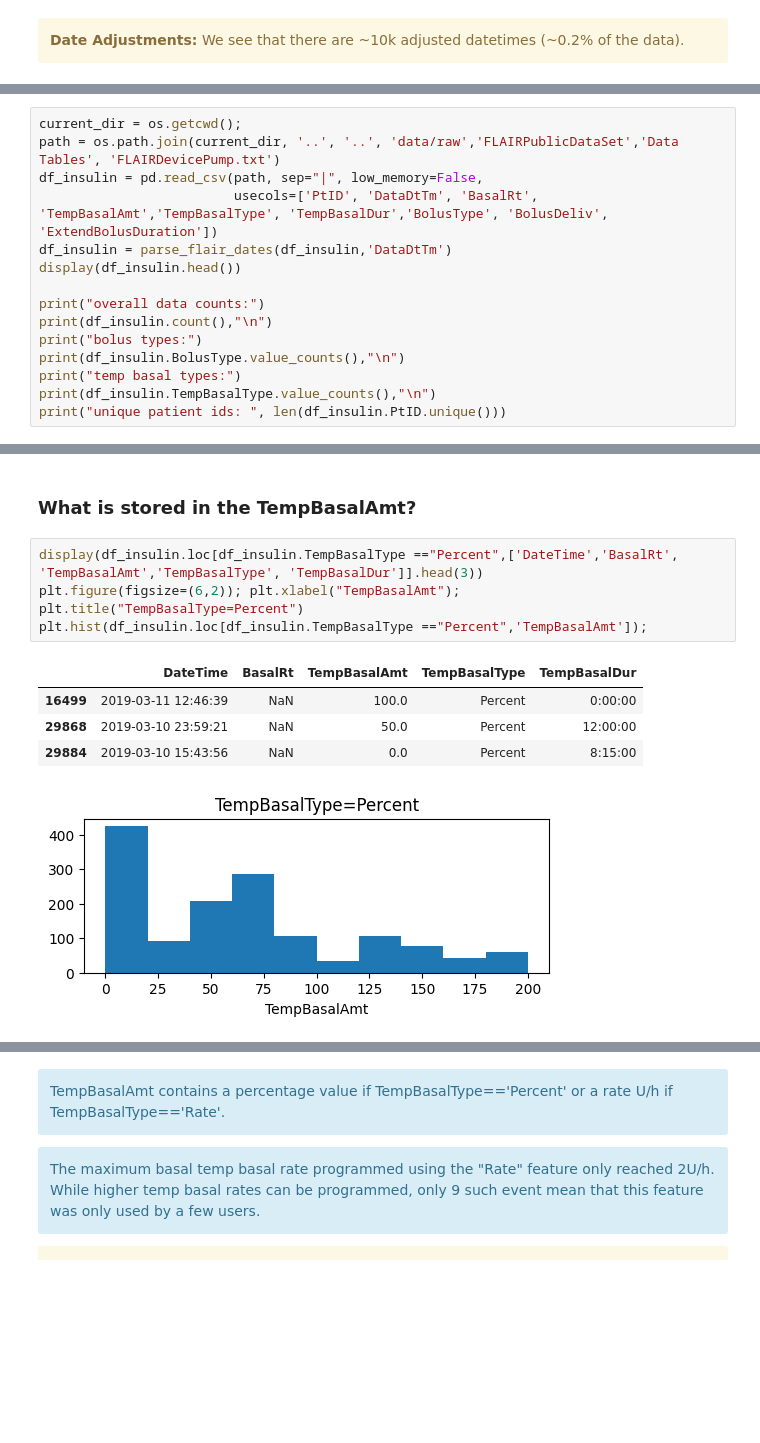
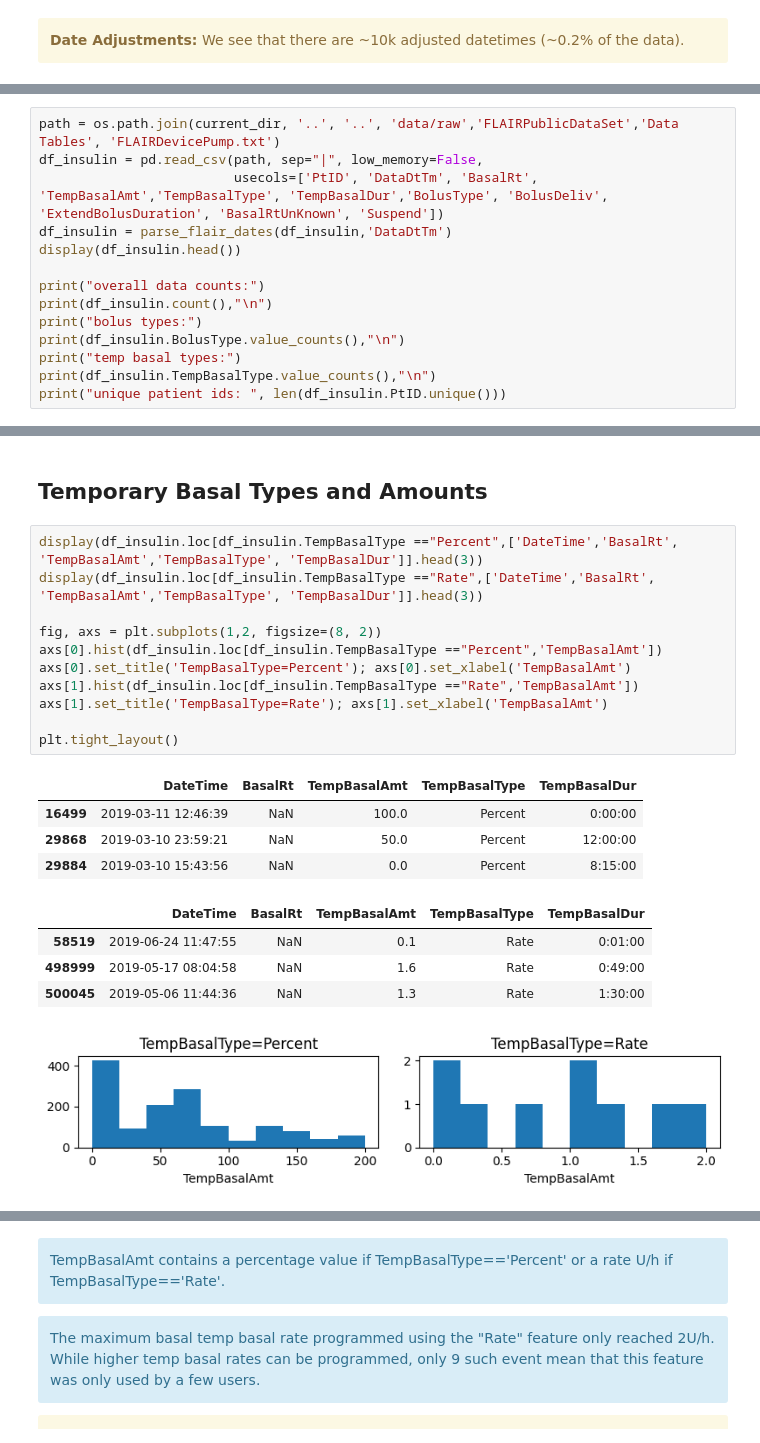
Before and after one commit to nudgebg/egvinsulin, a Jupyter notebook: notebooks/understand-flair-dataset/understand-flair-dataset.ipynb, the cells around one changed output, grey strips where cells are left out. Saved outputs shown, nothing was run; the diff lists cells and outputs as text; blank space fills up the shorter version.

```diff
--- a/notebooks/understand-flair-dataset/understand-flair-dataset.ipynb
+++ b/notebooks/understand-flair-dataset/understand-flair-dataset.ipynb
@@ -123,8 +126,7 @@ unique patient ids:  113
 # %%
-current_dir = os.getcwd();
 path = os.path.join(current_dir, '..', '..', 'data/raw','FLAIRPublicDataSet','Data Tables', 'FLAIRDevicePump.txt')
 df_insulin = pd.read_csv(path, sep="|", low_memory=False,
-                         usecols=['PtID', 'DataDtTm', 'BasalRt', 'TempBasalAmt','TempBasalType', 'TempBasalDur','BolusType', 'BolusDeliv', 'ExtendBolusDuration'])
+                         usecols=['PtID', 'DataDtTm', 'BasalRt', 'TempBasalAmt','TempBasalType', 'TempBasalDur','BolusType', 'BolusDeliv', 'ExtendBolusDuration', 'BasalRtUnKnown', 'Suspend'])
 df_insulin = parse_flair_dates(df_insulin,'DataDtTm')
 display(df_insulin.head())
 
@@ -197,14 +199,25 @@ delivers a fixed basal insulin rate in **units per hour** for the duration of th
 [1] MiniMed-780G-system-user-guide-with-Guardian-4-sensor.pdf
 [2] user_guide_minimed_670g_pump-skompresowany.pdf
 # %% [markdown]
-### What is stored in the TempBasalAmt?
+## Temporary Basal Types and Amounts
 # %%
 display(df_insulin.loc[df_insulin.TempBasalType =="Percent",['DateTime','BasalRt', 'TempBasalAmt','TempBasalType', 'TempBasalDur']].head(3))
-plt.figure(figsize=(6,2)); plt.xlabel("TempBasalAmt"); plt.title("TempBasalType=Percent")
-plt.hist(df_insulin.loc[df_insulin.TempBasalType =="Percent",'TempBasalAmt']);
+display(df_insulin.loc[df_insulin.TempBasalType =="Rate",['DateTime','BasalRt', 'TempBasalAmt','TempBasalType', 'TempBasalDur']].head(3))
+
+fig, axs = plt.subplots(1,2, figsize=(8, 2))
+axs[0].hist(df_insulin.loc[df_insulin.TempBasalType =="Percent",'TempBasalAmt'])
+axs[0].set_title('TempBasalType=Percent'); axs[0].set_xlabel('TempBasalAmt')
+axs[1].hist(df_insulin.loc[df_insulin.TempBasalType =="Rate",'TempBasalAmt'])
+axs[1].set_title('TempBasalType=Rate'); axs[1].set_xlabel('TempBasalAmt')
+
+plt.tight_layout()
 # %% [output]
 |  | DateTime | BasalRt | TempBasalAmt | TempBasalType | TempBasalDur |
 | 16499 | 2019-03-11 12:46:39 | NaN | 100.0 | Percent | 0:00:00 |
 | 29868 | 2019-03-10 23:59:21 | NaN | 50.0 | Percent | 12:00:00 |
 | 29884 | 2019-03-10 15:43:56 | NaN | 0.0 | Percent | 8:15:00 |
+|  | DateTime | BasalRt | TempBasalAmt | TempBasalType | TempBasalDur |
+| 58519 | 2019-06-24 11:47:55 | NaN | 0.1 | Rate | 0:01:00 |
+| 498999 | 2019-05-17 08:04:58 | NaN | 1.6 | Rate | 0:49:00 |
+| 500045 | 2019-05-06 11:44:36 | NaN | 1.3 | Rate | 1:30:00 |
-[figure, old version]
+[figure, new version]
```
Also changed, not shown: parts of 29 cells of this notebook.
